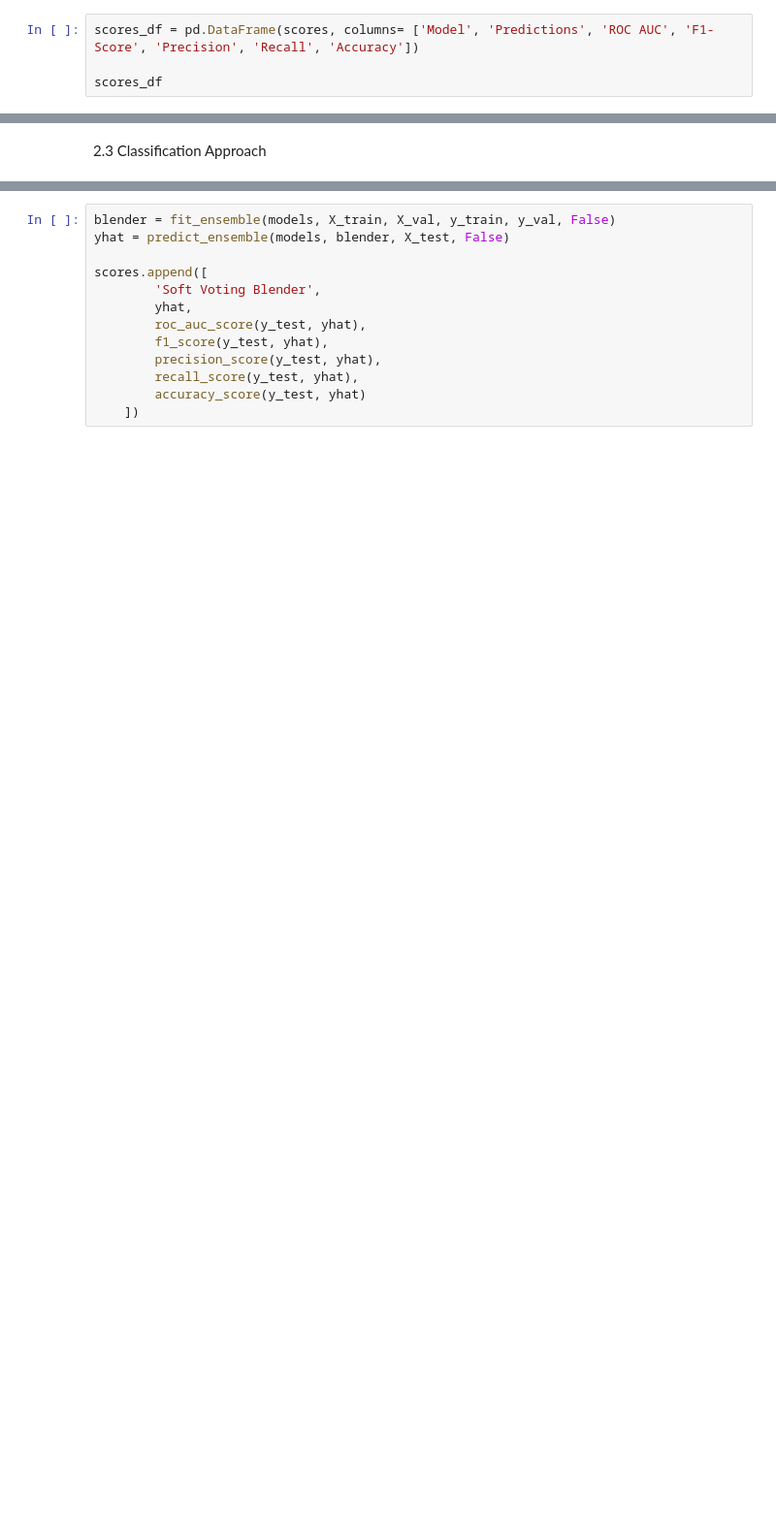
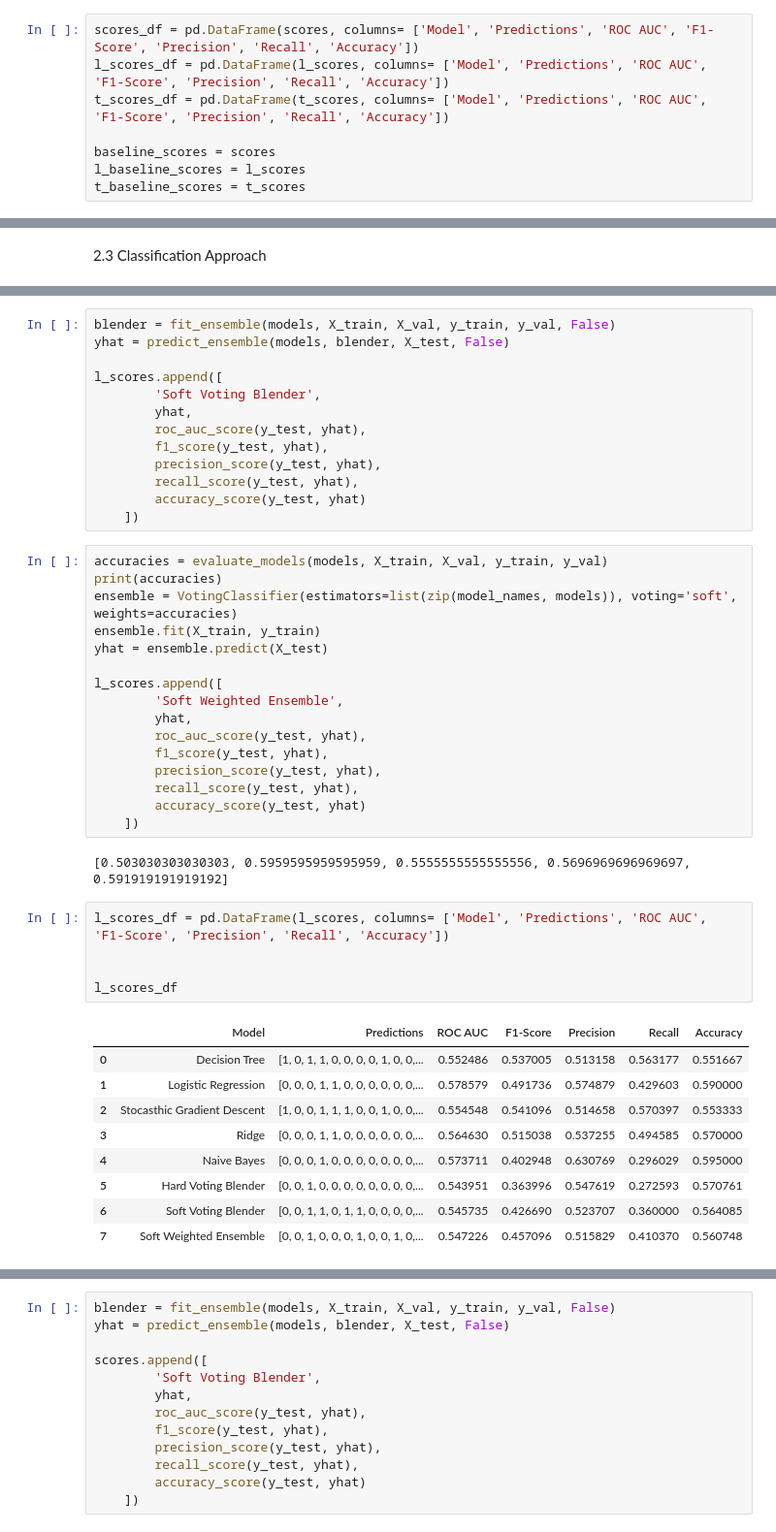
Before and after one commit to Mattia26/Coursework1_DMS140, a Jupyter notebook: Untitled.ipynb, the cells around one changed output, grey strips where cells are left out. Shown at 97% size. Drawn from its saved outputs; the diff is of its cells as text; blank space fills up the shorter version.

```diff
--- a/Untitled.ipynb
+++ b/Untitled.ipynb
@@ -268,4 +445,8 @@ Fitting model  Ridge  for Liar dataset...
 # %%
 scores_df = pd.DataFrame(scores, columns= ['Model', 'Predictions', 'ROC AUC', 'F1-Score', 'Precision', 'Recall', 'Accuracy'])
+l_scores_df = pd.DataFrame(l_scores, columns= ['Model', 'Predictions', 'ROC AUC', 'F1-Score', 'Precision', 'Recall', 'Accuracy'])
+t_scores_df = pd.DataFrame(t_scores, columns= ['Model', 'Predictions', 'ROC AUC', 'F1-Score', 'Precision', 'Recall', 'Accuracy'])
 
-scores_df
+baseline_scores = scores
+l_baseline_scores = l_scores
+t_baseline_scores = t_scores
@@ -319,2 +556,48 @@ def predict_ensemble(models, blender, X_test, hard=True):
+# %%
+blender = fit_ensemble(models, X_train, X_val, y_train, y_val, False)
+yhat = predict_ensemble(models, blender, X_test, False)
+
+l_scores.append([
+        'Soft Voting Blender',
+        yhat,
+        roc_auc_score(y_test, yhat),
+        f1_score(y_test, yhat),
+        precision_score(y_test, yhat),
+        recall_score(y_test, yhat),
+        accuracy_score(y_test, yhat)
+    ])
+# %%
+accuracies = evaluate_models(models, X_train, X_val, y_train, y_val)
+print(accuracies)
+ensemble = VotingClassifier(estimators=list(zip(model_names, models)), voting='soft', weights=accuracies)
+ensemble.fit(X_train, y_train)
+yhat = ensemble.predict(X_test)
+
+l_scores.append([
+        'Soft Weighted Ensemble',
+        yhat,
+        roc_auc_score(y_test, yhat),
+        f1_score(y_test, yhat),
+        precision_score(y_test, yhat),
+        recall_score(y_test, yhat),
+        accuracy_score(y_test, yhat)
+    ])
+# %% [output]
+[0.503030303030303, 0.5959595959595959, 0.5555555555555556, 0.5696969696969697, 0.591919191919192]
+# %%
+l_scores_df = pd.DataFrame(l_scores, columns= ['Model', 'Predictions', 'ROC AUC', 'F1-Score', 'Precision', 'Recall', 'Accuracy'])
+
+
+l_scores_df
+# %% [output]
+|  | Model | Predictions | ROC AUC | F1-Score | Precision | Recall | Accuracy |
+| 0 | Decision Tree | [1, 0, 1, 1, 0, 0, 0, 0, 1, 0, 0,... | 0.552486 | 0.537005 | 0.513158 | 0.563177 | 0.551667 |
+| 1 | Logistic Regression | [0, 0, 0, 1, 1, 0, 0, 0, 0, 0, 0,... | 0.578579 | 0.491736 | 0.574879 | 0.429603 | 0.590000 |
+| 2 | Stocasthic Gradient Descent | [1, 0, 0, 1, 1, 1, 0, 0, 1, 0, 0,... | 0.554548 | 0.541096 | 0.514658 | 0.570397 | 0.553333 |
+| 3 | Ridge | [0, 0, 0, 1, 1, 0, 0, 0, 0, 0, 0,... | 0.564630 | 0.515038 | 0.537255 | 0.494585 | 0.570000 |
+| 4 | Naive Bayes | [0, 0, 0, 1, 0, 0, 0, 0, 0, 0, 0,... | 0.573711 | 0.402948 | 0.630769 | 0.296029 | 0.595000 |
+| 5 | Hard Voting Blender | [0, 0, 1, 0, 0, 0, 0, 0, 0, 0, 0,... | 0.543951 | 0.363996 | 0.547619 | 0.272593 | 0.570761 |
+| 6 | Soft Voting Blender | [0, 0, 1, 1, 0, 1, 1, 0, 0, 0, 0,... | 0.545735 | 0.426690 | 0.523707 | 0.360000 | 0.564085 |
+| 7 | Soft Weighted Ensemble | [0, 0, 1, 0, 0, 0, 1, 0, 0, 1, 0,... | 0.547226 | 0.457096 | 0.515829 | 0.410370 | 0.560748 |
 # %%
 # split dataset into train and test sets
```
Also changed, not shown: parts of 40 cells of this notebook.
